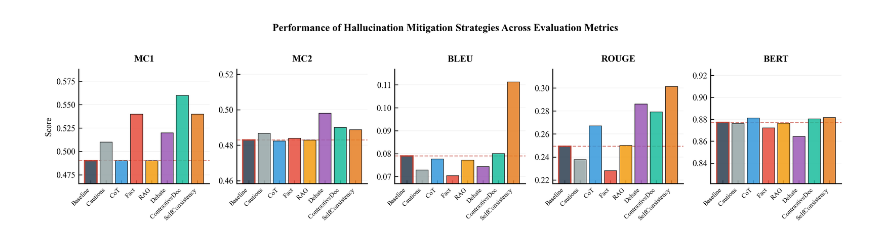
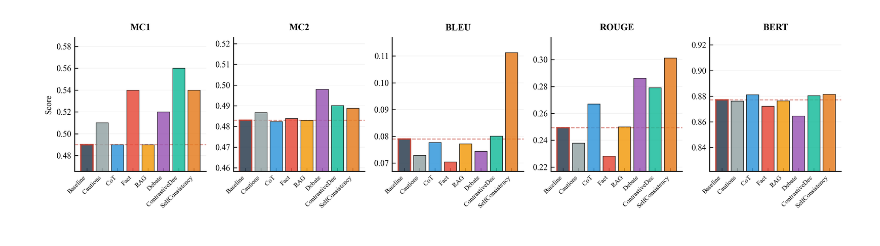
Before and after one commit to hck717/COMP3523, a Jupyter notebook: COMP3523_graph.ipynb, the cells around one changed output. Drawn from its saved outputs; the diff is of its cells as text; code cells hidden in the pictures.

```diff
--- a/COMP3523_graph.ipynb
+++ b/COMP3523_graph.ipynb
@@ -84,33 +84,33 @@ for idx, metric in enumerate(metrics):
                linewidth=1.0, alpha=0.6, zorder=0)
 
     # Styling
     ax.set_title(metric, fontsize=10, fontweight='bold', pad=8)
     ax.set_xticks(range(len(strategies)))
     ax.set_xticklabels(strategies, rotation=45, ha='right', fontsize=7)
     ax.grid(axis='y', alpha=0.2, linestyle='-', linewidth=0.5)
     ax.set_axisbelow(True)
 
     # Remove top and right spines
     ax.spines['top'].set_visible(False)
     ax.spines['right'].set_visible(False)
 
     # Set y-label only for first subplot
     if idx == 0:
         ax.set_ylabel('Score', fontsize=9, fontweight='normal')
 
     # Adjust y-limits for better visualization
     ymin = min(values) * 0.95
     ymax = max(values) * 1.05
     ax.set_ylim(ymin, ymax)
 
 # Add overall title
-fig.suptitle('Performance of Hallucination Mitigation Strategies Across Evaluation Metrics',
-             fontsize=11, fontweight='bold', y=1.02)
+#fig.suptitle('Performance of Hallucination Mitigation Strategies Across Evaluation Metrics',
+#             fontsize=11, fontweight='bold', y=1.02)
 
 plt.tight_layout()
 plt.savefig('hallucination_mitigation_subplots.png', dpi=300, bbox_inches='tight',
             facecolor='white', edgecolor='none')
 
 plt.show()
 # %% [output]
-[figure, old version]
+[figure, new version]
```
Also changed, not shown: 7 other files.
